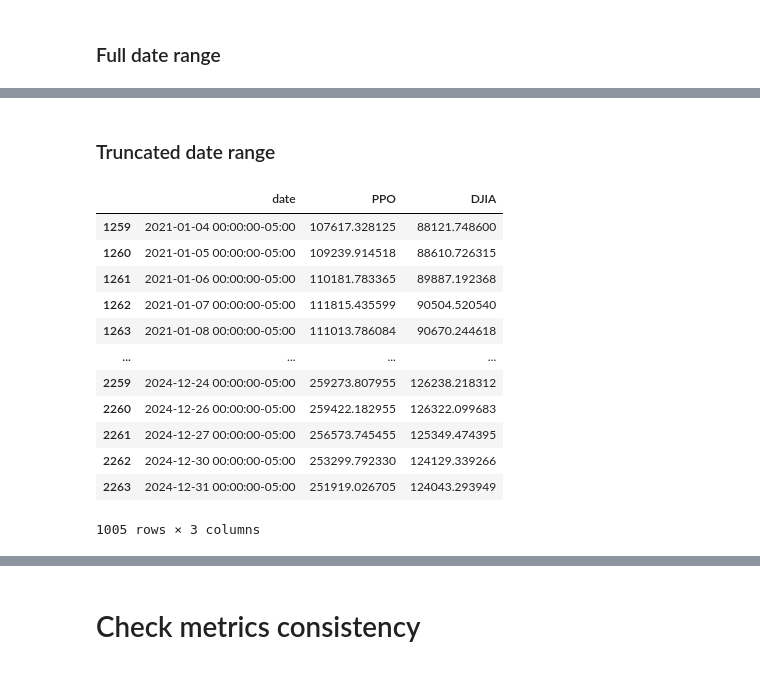
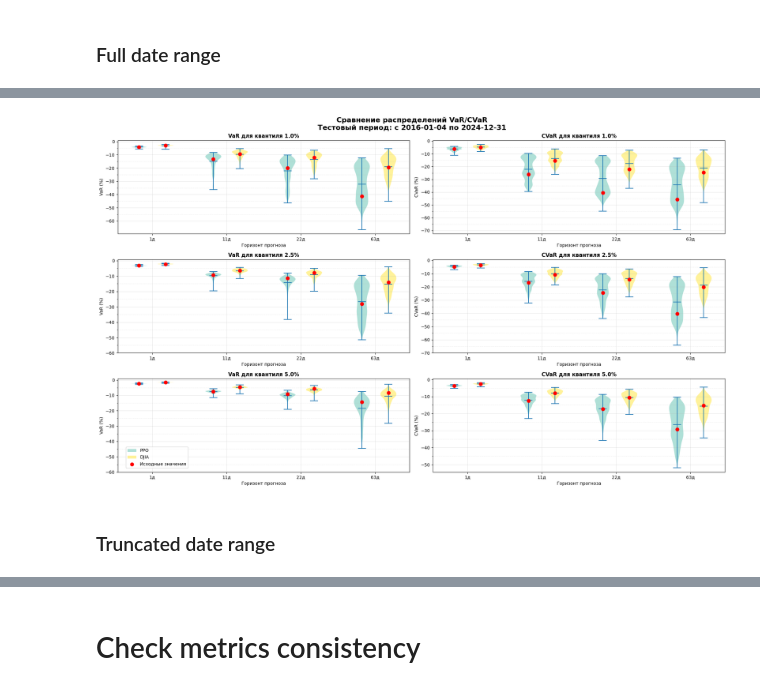
Before and after one commit to tony-pitchblack/FinRL, a Jupyter notebook: examples/finrl_dt_replicate_train_hft.ipynb, the cells around one changed output, grey strips where cells are left out. Drawn from its saved outputs; the diff is of its cells as text; code cells hidden in the pictures.

```diff
--- a/examples/finrl_dt_replicate_train_hft.ipynb
+++ b/examples/finrl_dt_replicate_train_hft.ipynb
@@ -7907,7 +7870,7 @@ algo_name = 'PPO'
 account_values_dir = artifacts_folders_per_run['agg_account_values_df'][-1]
 account_values_file = account_values_dir / os.listdir(account_values_dir)[-1]
 agg_account_values_df = pd.read_csv(account_values_file).drop(columns=['Unnamed: 0'])
-algo_returns = agg_account_values_df[algo_name]
+agg_account_values_df['date'] = pd.to_datetime(agg_account_values_df['date'])
 # %%
 import matplotlib.pyplot as plt
 from statsmodels.tsa.stattools import acf
@@ -8488,0 +8997,18 @@ Legend:
+# %%
+# Prepare the portfolio series
+portfolio_series = prepare_series_with_datetime_index(agg_account_values_df, 'DJIA')
+
+# Run complete bootstrap analysis
+portfolio_results = stationary_bootstrap_metrics(
+    account_values_series=portfolio_series,
+    block_length=10,
+    n_bootstrap=1000,
+    quantiles=[0.05, 0.95],
+    random_state=42,
+    var_quantiles=(0.01, 0.025, 0.05),
+    var_horizons=(1, 11, 22, 63),
+    include_var_cvar=True
+)
+
+# Print standard metrics
+print_metrics_aggregated(portfolio_results['standard_metrics'], "DJIA")
@@ -8489,19 +9054,17 @@ Legend:
+# %%
+# Assuming you have results for multiple algorithms
+ppo_results = model_results['var_cvar_metrics']
+djia_results = portfolio_results['var_cvar_metrics']
+
+plot_var_cvar_comparison(
+    results_list=[ppo_results, djia_results],
+    algorithm_names=['PPO', 'DJIA'],
+    start_date=agg_account_values_df['date'].iloc[0].date(),
+    end_date=agg_account_values_df['date'].iloc[-1].date(),
+    figsize=(20, 12),
+    # show_legend=False
+)
+# %% [output]
+[figure, added]
 # %% [markdown]
 ### Truncated date range
-# %%
-truncated_account_values = agg_account_values_df[agg_account_values_df.date > '2021-01-01']
-truncated_account_values
-# %% [output]
-|  | date | PPO | DJIA |
-| 1259 | 2021-01-04 00:00:00-05:00 | 107617.328125 | 88121.748600 |
-| 1260 | 2021-01-05 00:00:00-05:00 | 109239.914518 | 88610.726315 |
-| 1261 | 2021-01-06 00:00:00-05:00 | 110181.783365 | 89887.192368 |
-| 1262 | 2021-01-07 00:00:00-05:00 | 111815.435599 | 90504.520540 |
-| 1263 | 2021-01-08 00:00:00-05:00 | 111013.786084 | 90670.244618 |
-| ... | ... | ... | ... |
-| 2259 | 2024-12-24 00:00:00-05:00 | 259273.807955 | 126238.218312 |
-| 2260 | 2024-12-26 00:00:00-05:00 | 259422.182955 | 126322.099683 |
-| 2261 | 2024-12-27 00:00:00-05:00 | 256573.745455 | 125349.474395 |
-| 2262 | 2024-12-30 00:00:00-05:00 | 253299.792330 | 124129.339266 |
-| 2263 | 2024-12-31 00:00:00-05:00 | 251919.026705 | 124043.293949 |
-1005 rows × 3 columns
```
Also changed, not shown: parts of 46 cells of this notebook.
